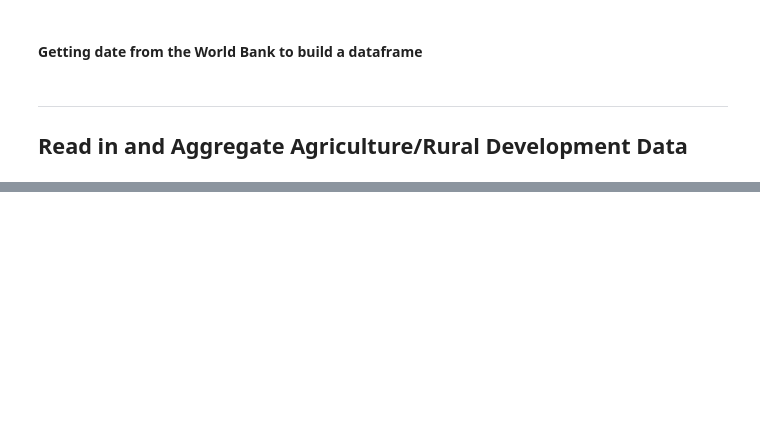
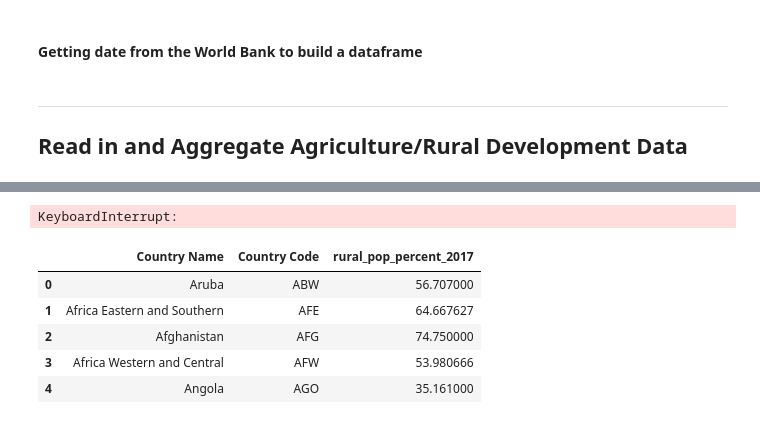
Before and after one commit to pemurp19/Predicting-HDI---Human-Development-Indicators, a Jupyter notebook: code/getting_data.ipynb, the cells around one changed output, grey strips where cells are left out. Saved outputs shown, nothing was run; the diff lists cells and outputs as text; code cells hidden in the pictures; blank space fills up the shorter version.

```diff
--- a/code/getting_data.ipynb
+++ b/code/getting_data.ipynb
@@ -13,21 +14,3 @@ from functools import reduce
 # %% [markdown]
 -----
 ## Read in and Aggregate Agriculture/Rural Development Data
-# %%
-def world_bank_csv(name, csv_filepath, indicator_name):
-    '''
-    Reads in a CSV file from World Bank
-    Drops unnecessary columns and renames
-    Selects 2017 column
-    preps to be merged with other dataframes
-    '''
-    name = pd.read_csv(csv_filepath, skiprows = 4)
-    name.drop(columns = ['Unnamed: 66'], inplace = True)
-
-    #selecting useful columns
-    name = name[['Country Name','Country Code','2017']].copy()
-
-    # rename to specify
-    name.rename(columns = {'2017': indicator_name}, inplace = True)
-
-    return name
@@ -213,0 +94,4 @@ infra_merged = reduce(lambda left,right: pd.merge(left,right,on=['Country Code',
+# %%
+merged_df = merged_table(names, api_keys)
+# %% [output]
+KeyboardInterrupt:
@@ -213,0 +100,30 @@ infra_merged = reduce(lambda left,right: pd.merge(left,right,on=['Country Code',
+# %%
+# read csv version
+def world_bank_csv(name, filepath, indicator_name):
+    '''
+    Reads in csv file from World Bank
+    Renames columns
+    Selects 2017 column
+    prepares to be merged with other dataframes
+    '''
+    name = pd.read_csv('../datasets/' + filepath, skiprows = 4)
+    name.drop(columns = ['Unnamed: 66'], inplace = True)
+
+    #selecting useful columns
+    name = name[['Country Name','Country Code','2017']].copy()
+
+    # rename to specify
+    name.rename(columns = {'2017': indicator_name}, inplace = True)
+
+    return name
+# %%
+rural_pop_17 = world_bank_csv('rural_pop_17', 'API_SP.RUR.TOTL.ZS_DS2_en_csv_v2_4261416.csv','rural_pop_percent_2017')
+# %%
+rural_pop_17.head()
+# %% [output]
+|  | Country Name | Country Code | rural_pop_percent_2017 |
+| 0 | Aruba | ABW | 56.707000 |
+| 1 | Africa Eastern and Southern | AFE | 64.667627 |
+| 2 | Afghanistan | AFG | 74.750000 |
+| 3 | Africa Western and Central | AFW | 53.980666 |
+| 4 | Angola | AGO | 35.161000 |
```
Also changed, not shown: parts of 62 cells of this notebook, 10 other files.
